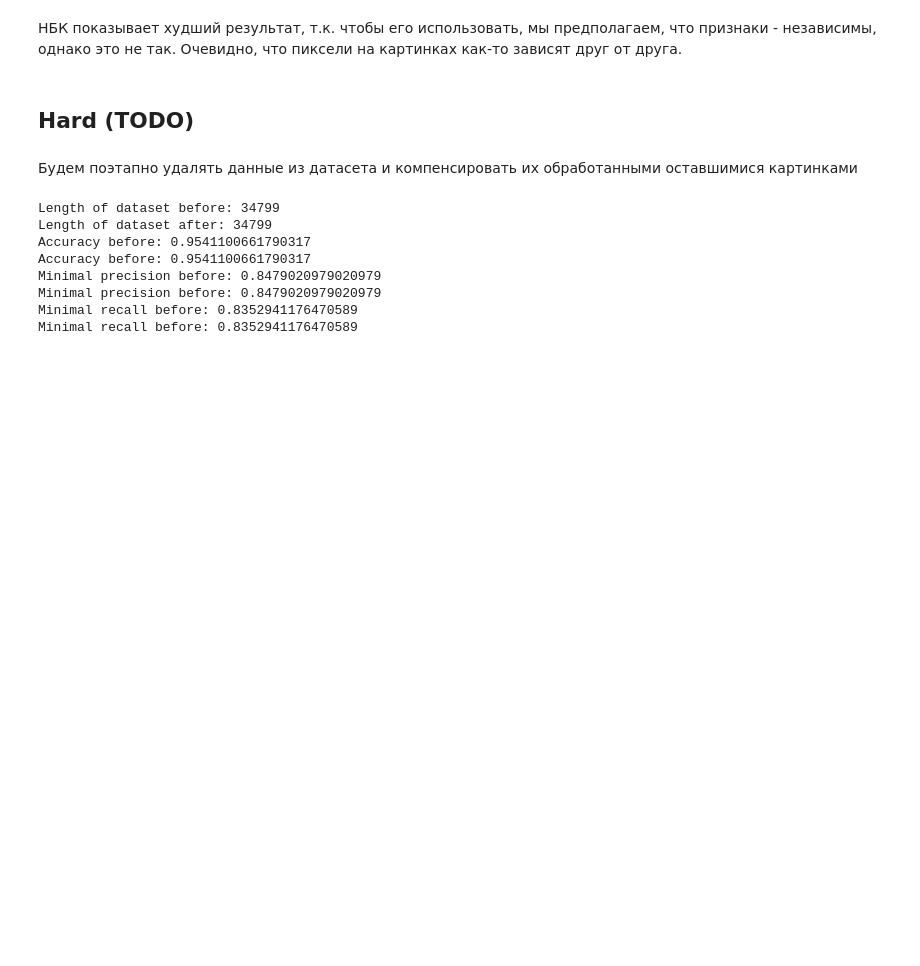
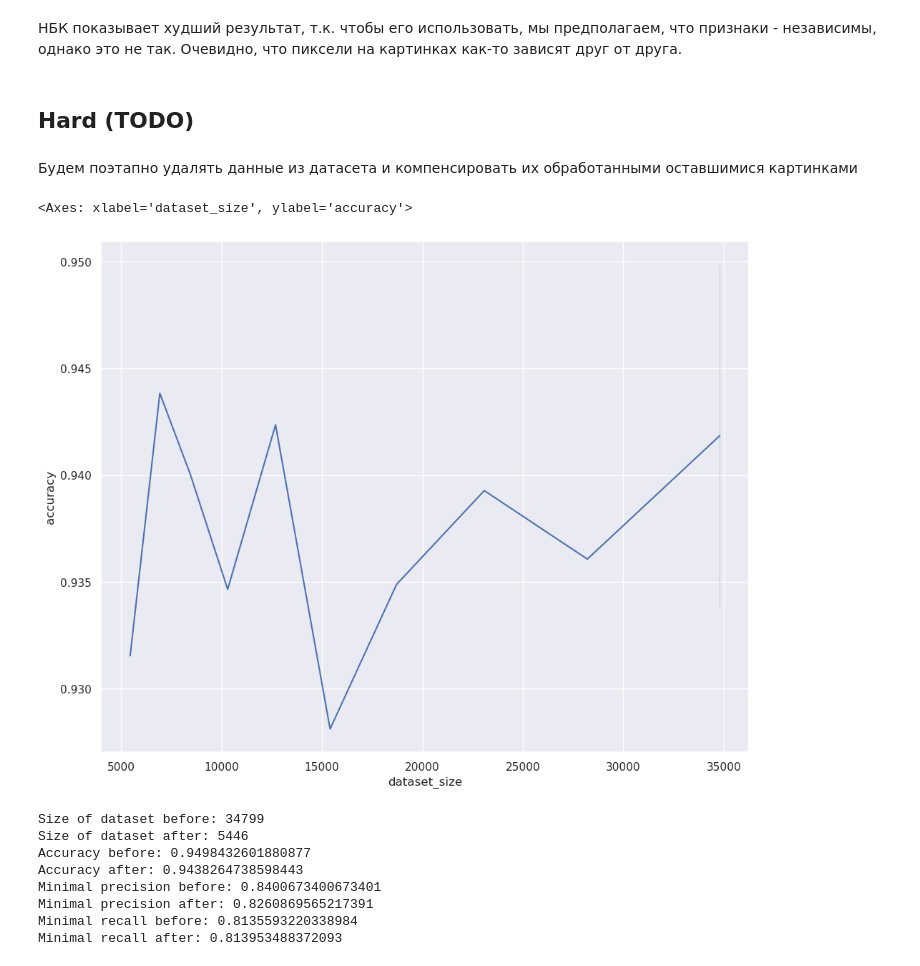
Before and after one commit to ZaharKondaurov/hse_ml_homework_ZK, a Jupyter notebook: notebooks/03-homework.ipynb, the cells around one changed output. Drawn from its saved outputs; the diff is of its cells as text; code cells hidden in the pictures; blank space fills up the shorter version.

```diff
--- a/notebooks/03-homework.ipynb
+++ b/notebooks/03-homework.ipynb
@@ -325,9 +326,11 @@ prec, rec = log_reg_precision, log_reg_recall
 score_ = log_reg_acc
 prec_, rec_ = log_reg_precision, log_reg_recall
 min_l = len(y)
+acc_arr = [log_reg_acc]
+dataset_size = [min_l]
 x_copy = pd.Series(x)
 y_copy = pd.Series(y)
-while score > 0.9:
+while score > 0.85:
     score = score_
     prec = prec_
     rec = rec_
@@ -346,7 +349,7 @@ while score > 0.9:
 
     x_train, x_test, y_train, y_test = train_test_split(np.array([*x_copy.array]), y_copy, test_size=0.33, shuffle=True, stratify=y_copy)
     x_train, y_train = datasets_preparing.equalize_training_dataset(x_train, y_train)
-    model = LogisticRegression(max_iter=800)
+    model = LogisticRegression(max_iter=400)
 
     x_train_correct = list()
     for i in range(len(x_train)):
@@ -361,27 +364,35 @@ while score > 0.9:
     score_ = accuracy_score(y_test, y_pred)
     prec_ = precision_score(y_test, y_pred, average=None)
     rec_ = recall_score(y_test, y_pred, average=None)
+    acc_arr.append(score_)
+    dataset_size.append(l)
     if (min(rec_) < 0.73) or (min(prec_) < 0.73) or (score_ < 0.85):
         min_l = l
         break
+# %%
+df_acc_size = pd.DataFrame({"accuracy": np.array(acc_arr), "dataset_size": np.array(dataset_size)})
+sns.lineplot(df_acc_size, x="dataset_size", y="accuracy")
+# %% [output]
+<Axes: xlabel='dataset_size', ylabel='accuracy'>
+[figure, added]
 # %%
-print(f"Length of dataset before: {len(y)}")
-print(f"Length of dataset after: {min_l}")
+print(f"Size of dataset before: {len(y)}")
+print(f"Size of dataset after: {min_l}")
 print(f"Accuracy before: {log_reg_acc}")
-print(f"Accuracy before: {score}")
+print(f"Accuracy after: {score}")
 print(f"Minimal precision before: {min(log_reg_precision)}")
-print(f"Minimal precision before: {min(prec)}")
+print(f"Minimal precision after: {min(prec)}")
 print(f"Minimal recall before: {min(log_reg_recall)}")
-print(f"Minimal recall before: {min(rec)}")
+print(f"Minimal recall after: {min(rec)}")
 # %% [output]
-Length of dataset before: 34799
-Length of dataset after: 34799
-Accuracy before: 0.9541100661790317
-Accuracy before: 0.9541100661790317
-Minimal precision before: 0.8479020979020979
-Minimal precision before: 0.8479020979020979
-Minimal recall before: 0.8352941176470589
-Minimal recall before: 0.8352941176470589
+Size of dataset before: 34799
+Size of dataset after: 5446
+Accuracy before: 0.9498432601880877
+Accuracy after: 0.9438264738598443
+Minimal precision before: 0.8400673400673401
+Minimal precision after: 0.8260869565217391
+Minimal recall before: 0.8135593220338984
+Minimal recall after: 0.813953488372093
 # %%
 print(f"Precision after: {prec}")
 print(f"Recall after: {rec}")
```
Also changed, not shown: parts of 11 cells of this notebook, 1 other file.
